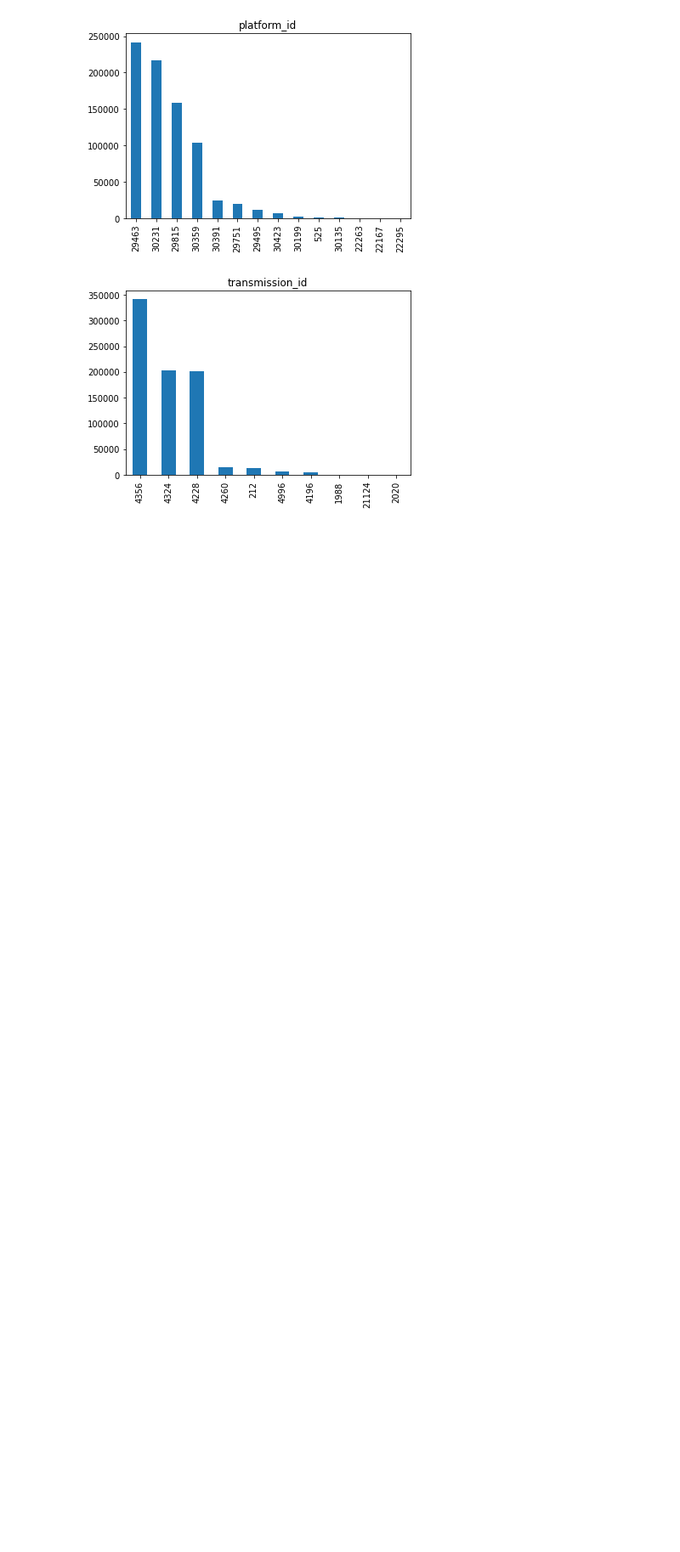
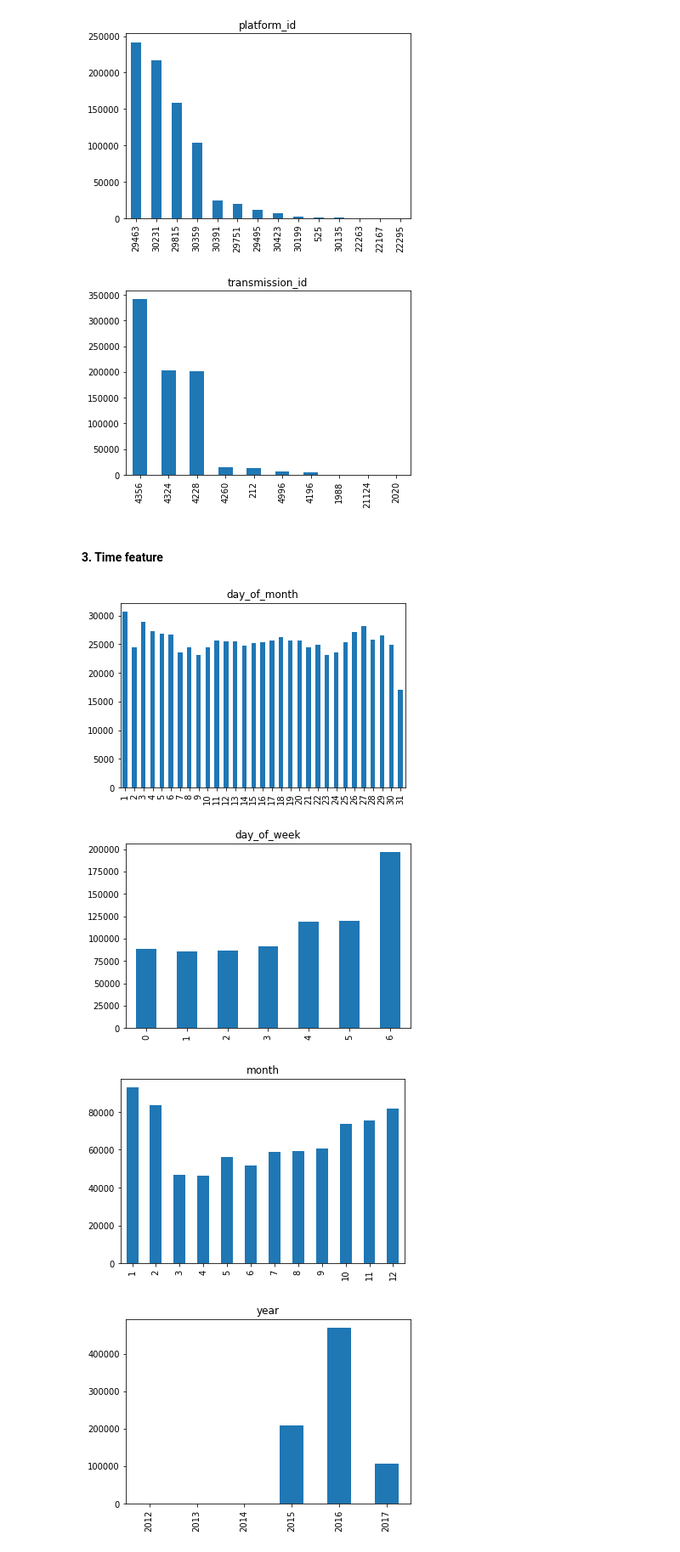
Before and after one commit to amr-jawwad/dragon-fruit, a Jupyter notebook: exploration_notebooks/01_EDA.ipynb, the cells around one changed output. Shown: that part at 85% size. Drawn from its saved outputs; the diff is of its cells as text; code cells hidden in the pictures; blank space fills up the shorter version.

Commit message:
Adding time features to EDA

```diff
--- a/exploration_notebooks/01_EDA.ipynb
+++ b/exploration_notebooks/01_EDA.ipynb
@@ -179,3 +179,22 @@ for Column in  ['is_failed', 'payment_id', 'platform_id', 'transmission_id']:
 [figure]
 [figure]
 [figure]
+# %% [markdown]
+#### 3. Time feature
+# %%
+#Before we do this, we have to breakdown extract some time features
+Data['day_of_month'] = Data.order_date.dt.day
+Data['day_of_week'] = Data.order_date.dt.weekday
+Data['month'] = Data.order_date.dt.month
+Data['year'] = Data.order_date.dt.year
+
+#And now let's check the distributions of our new variables
+for Column in  ['day_of_month', 'day_of_week', 'month', 'year']:
+    plt.figure()
+    plt.title(Column)
+    Data[Column].value_counts(sort = False).plot(kind='bar')
+# %% [output]
+[figure, added]
+[figure, added]
+[figure, added]
+[figure, added]
```
Also changed, not shown: parts of 1 cell of this notebook.
